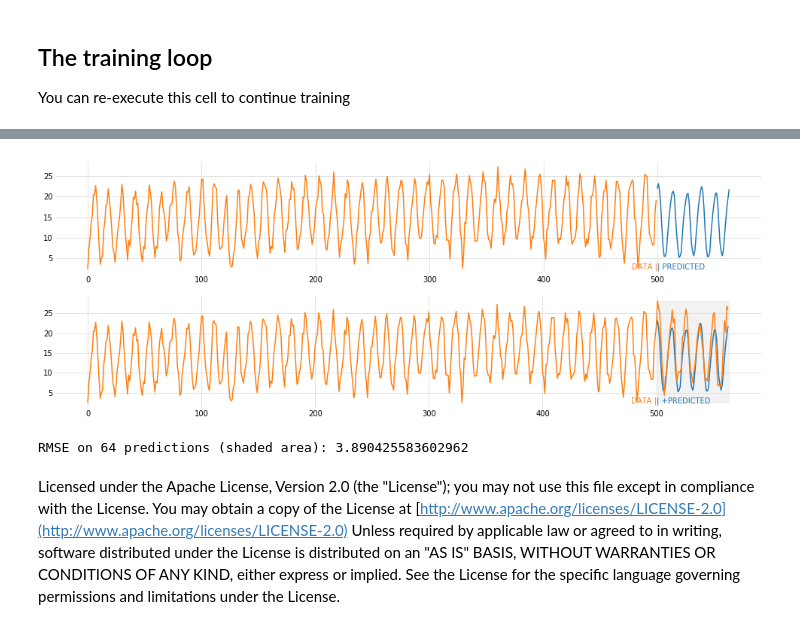
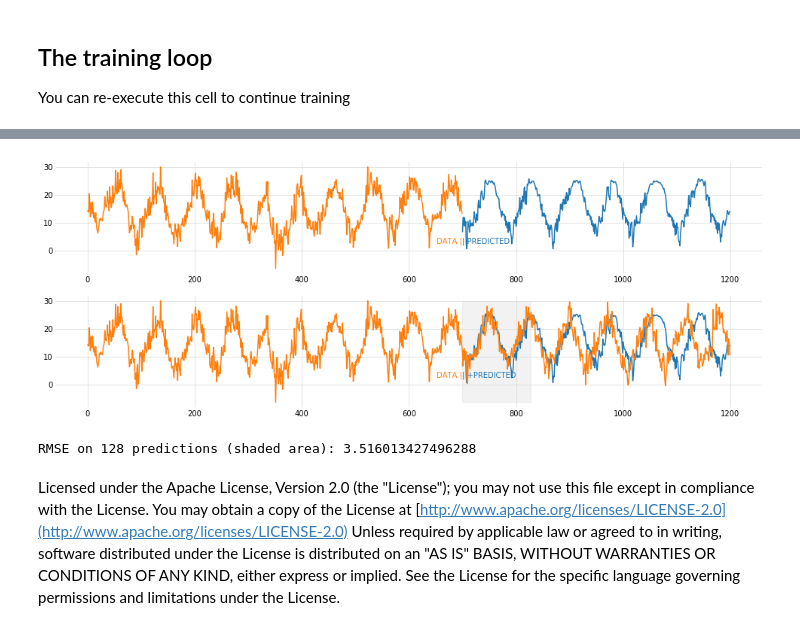
Before and after one commit to dnadamson/tensorflow-rnn-tutorial, a Jupyter notebook: tutorial/01_RNN_generator_temperatures.ipynb, the cells around one changed output, grey strips where cells are left out. Saved outputs shown, nothing was run; the diff lists cells and outputs as text; code cells hidden in the pictures.

```diff
--- a/tutorial/01_RNN_generator_temperatures.ipynb
+++ b/tutorial/01_RNN_generator_temperatures.ipynb
@@ -26,7 +26,7 @@ max_temps = temperatures[:]['f2']
 
 DATA_SEQ_LEN = max_temps.shape[0]
 data = np.nan_to_num(max_temps[0:17010]) ## Hack, must clean the data properly. Also, skipping dates !!
-data = np.reshape(data, [-1, 30])
+data = np.reshape(data, [-1, 5])
 data = np.mean(data, axis=1)
 #plt.plot(dates[0:700], data[0:700])
 plt.plot(data)
@@ -55,10 +41,10 @@ print(dates[0:2000])
 # %% [markdown]
 ## Hyperparameters
 # %%
-RNN_CELLSIZE = 64   # size of the RNN cells
+RNN_CELLSIZE = 100  # size of the RNN cells
 NLAYERS = 2         # number of stacked RNN cells (needed for tensor shapes but code must be changed manually)
-SEQLEN = 32         # unrolled sequence length
-BATCHSIZE = 6      # mini-batch size
+SEQLEN = 64         # unrolled sequence length
+BATCHSIZE = 32      # mini-batch size
 DROPOUT_PKEEP = 0.7 # probability of neurons not being dropped (should be between 0.5 and 1)
 # %% [markdown]
 ## Visualize training sequences
@@ -110,7 +96,7 @@ def model_rnn_fn(features, Hin, labels, dropout_pkeep):
     optimizer = tf.train.AdamOptimizer(learning_rate=0.01)
     train_op = optimizer.minimize(loss)
 
-    return Yout, H, loss, train_op
+    return Yout, H, loss, train_op, Yr
 # %% [markdown]
 ## Instantiate the model
 # %%
@@ -121,7 +107,7 @@ labels = tf.placeholder(tf.float32, [None, None, 1]) # [BATCHSIZE, SEQLEN, 1]
 dropout_pkeep = tf.placeholder(tf.float32)
 
 # instantiate the model
-Yout, H, loss, train_op = model_rnn_fn(samples, Hin, labels, dropout_pkeep)
+Yout, H, loss, train_op, Yr = model_rnn_fn(samples, Hin, labels, dropout_pkeep)
 # %% [markdown]
 ## Inference
 This is a generative model: run one trained RNN cell in a loop
@@ -209,37 +207,37 @@ plt.show()
 # %%
-PRIMELEN=500
-RUNLEN=64
-OFFSET=0
+PRIMELEN=700
+RUNLEN=500
+OFFSET=400
 
 prime_data = data[OFFSET:OFFSET+PRIMELEN]
 
 results = prediction_run(prime_data, RUNLEN)
 
 disp_data = data[OFFSET:OFFSET+PRIMELEN+RUNLEN]
 colors = plt.rcParams['axes.prop_cycle'].by_key()['color']
 plt.subplot(211)
 plt.text(PRIMELEN,2.5,"DATA |", color=colors[1], horizontalalignment="right")
 plt.text(PRIMELEN,2.5,"| PREDICTED", color=colors[0], horizontalalignment="left")
 displayresults = np.ma.array(np.concatenate((np.zeros([PRIMELEN]), results)))
 displayresults = np.ma.masked_where(displayresults == 0, displayresults)
 plt.plot(displayresults)
 displaydata = np.ma.array(np.concatenate((prime_data, np.zeros([RUNLEN]))))
 displaydata = np.ma.masked_where(displaydata == 0, displaydata)
 plt.plot(displaydata)
 plt.subplot(212)
 plt.text(PRIMELEN,2.5,"DATA |", color=colors[1], horizontalalignment="right")
 plt.text(PRIMELEN,2.5,"| +PREDICTED", color=colors[0], horizontalalignment="left")
 plt.plot(displayresults)
 plt.plot(disp_data)
-RMSELEN=64
+RMSELEN=128
 plt.axvspan(PRIMELEN, PRIMELEN+RMSELEN, color='grey', alpha=0.1, ymin=0.05, ymax=0.95)
 plt.show()
 
 rmse = math.sqrt(np.mean((data[OFFSET+PRIMELEN:OFFSET+PRIMELEN+RMSELEN] - results[:RMSELEN])**2))
 print("RMSE on {} predictions (shaded area): {}".format(RMSELEN, rmse))
 # %% [output]
-[figure, old version]
+[figure, new version]
-RMSE on 64 predictions (shaded area): 3.890425583602962
+RMSE on 128 predictions (shaded area): 3.516013427496288
 # %% [markdown]
 Licensed under the Apache License, Version 2.0 (the "License");
 you may not use this file except in compliance with the License.
```
Also changed, not shown: parts of 4 cells of this notebook.
